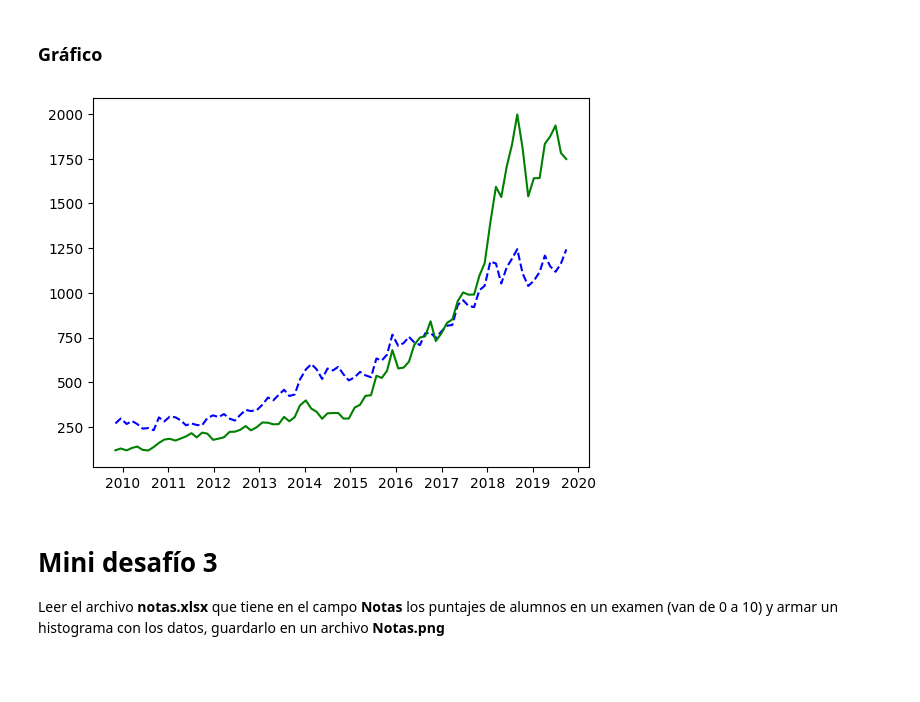
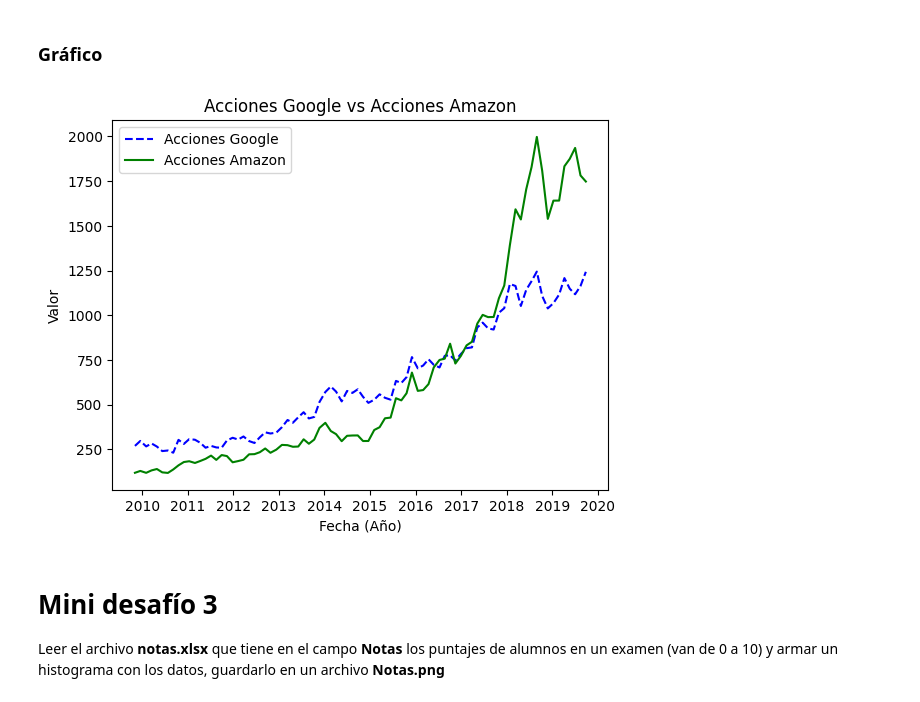
Before and after one commit to SebaB29/CursoDA_IEEE, a Jupyter notebook: EjerciciosClase2.ipynb, the cells around one changed output. Saved outputs shown, nothing was run; the diff lists cells and outputs as text; code cells hidden in the pictures; blank space fills up the shorter version.

```diff
--- a/EjerciciosClase2.ipynb
+++ b/EjerciciosClase2.ipynb
@@ -262,12 +262,17 @@ fechas_comunes = acciones_google_copy.index.intersection(acciones_amazon_copy.in
 # %%
 step = 30
 
-plt.plot(fechas_comunes[::step], acciones_google_copy["Open"][::step], "b--")
-plt.plot(fechas_comunes[::step], acciones_amazon_copy["Open"][::step], "g")
+plt.plot(fechas_comunes[::step], acciones_google_copy["Open"][::step], "b--", label="Acciones Google")
+plt.plot(fechas_comunes[::step], acciones_amazon_copy["Open"][::step], "g", label="Acciones Amazon")
 
+plt.title("Acciones Google vs Acciones Amazon")
+plt.xlabel("Fecha (Año)")
+plt.ylabel("Valor")
+
+plt.legend()
 plt.show()
 # %% [output]
-[figure, old version]
+[figure, new version]
 # %% [markdown]
 # Mini desafío 3
 
```
Also changed, not shown: parts of 63 cells of this notebook.
